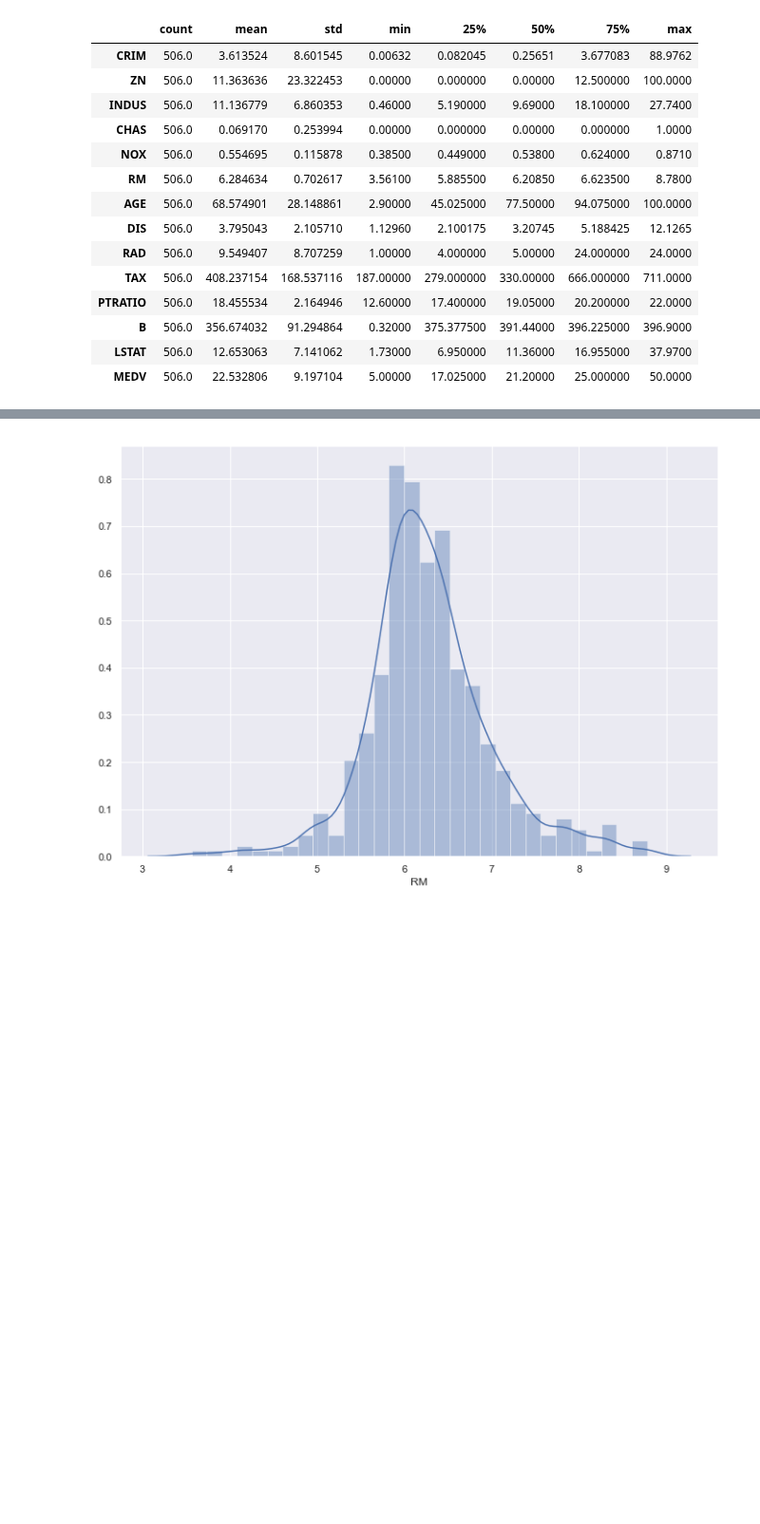
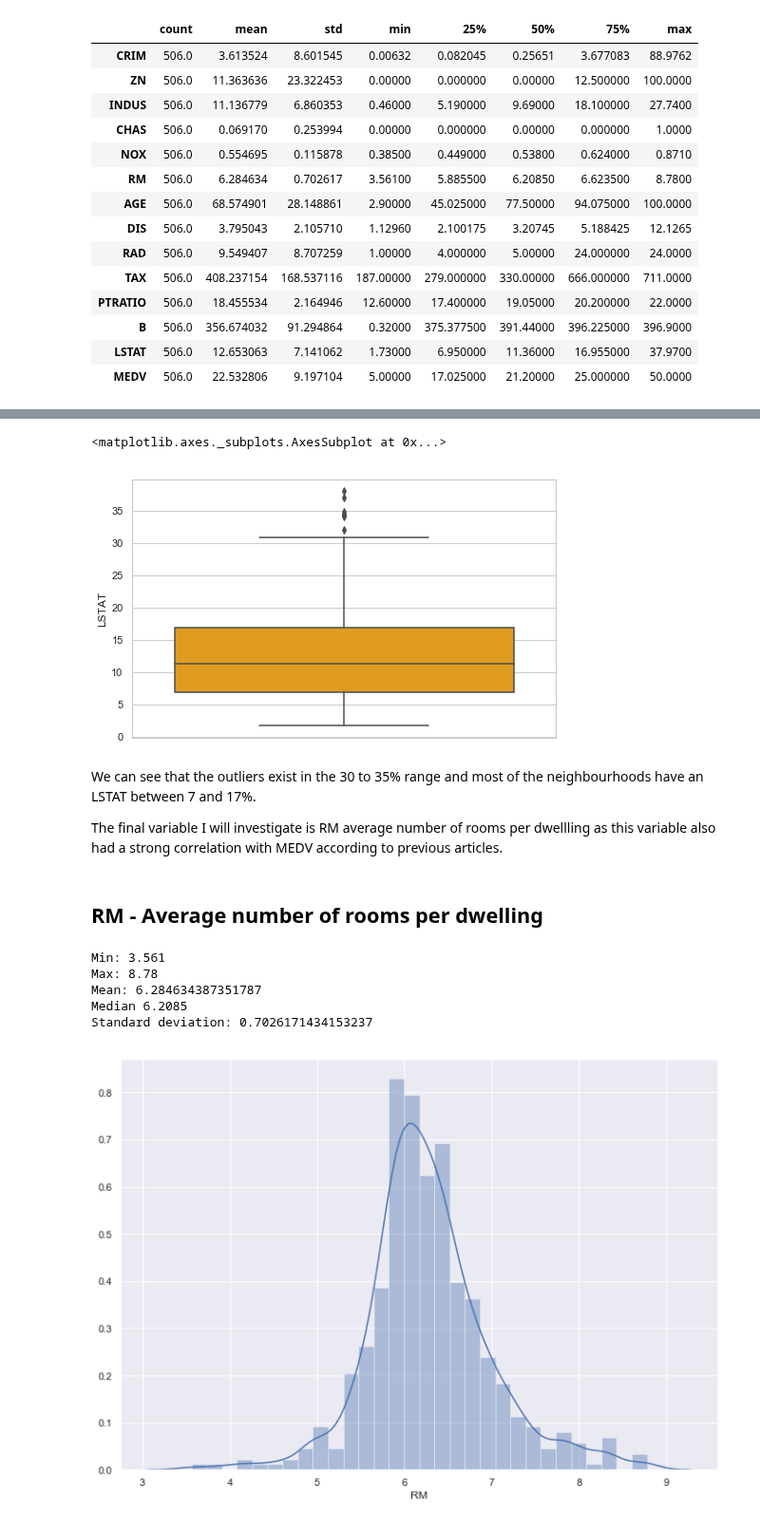
Before and after one commit to donalcarr/Machine-Learning-Assessment-2019, a Jupyter notebook: Machine Learning - Boston Housing Dataset.ipynb, the cells around one changed output, grey strips where cells are left out. Shown at 95% size. Cells and saved outputs as stored; diff of their text form; code cells hidden in the pictures; blank space fills up the shorter version.

```diff
--- a/Machine Learning - Boston Housing Dataset.ipynb
+++ b/Machine Learning - Boston Housing Dataset.ipynb
@@ -73,0 +200,15 @@ plt.show()
+# %%
+# plot boxplot to understand outliers
+fig = plt.gcf()
+fig.set_size_inches( 8, 5)
+sns.set(style="whitegrid")
+sns.boxplot(y="LSTAT",data=boston,color="orange")
+# %% [output]
+<matplotlib.axes._subplots.AxesSubplot at 0x...>
+[figure, added]
+# %% [markdown]
+We can see that the outliers exist in the 30 to 35% range and most of the neighbourhoods have an LSTAT between 7 and 17%.
+
+The final variable I will investigate is RM average number of rooms per dwellling as this variable also had a strong correlation with MEDV according to previous articles.
+# %% [markdown]
+## RM - Average number of rooms per dwelling
@@ -74,3 +221,15 @@ plt.show()
+# %%
+print("Min: {}".format(min_priceRM))
+print("Max: {}".format(max_priceRM))
+print("Mean: {}".format(mean_priceRM)) # error with round function unsure why (TO BE FIXED)
+print("Median {}".format(median_priceRM))
+print("Standard deviation: {}".format(std_dev_priceRM))
+# %% [output]
+Min: 3.561
+Max: 8.78
+Mean: 6.284634387351787
+Median 6.2085
+Standard deviation: 0.7026171434153237
 # %%
 sns.set(rc={'figure.figsize':(11.7,8.27)})
 sns.distplot(boston['RM'], bins=30)
```
Also changed, not shown: parts of 50 cells of this notebook, 1 other file.
